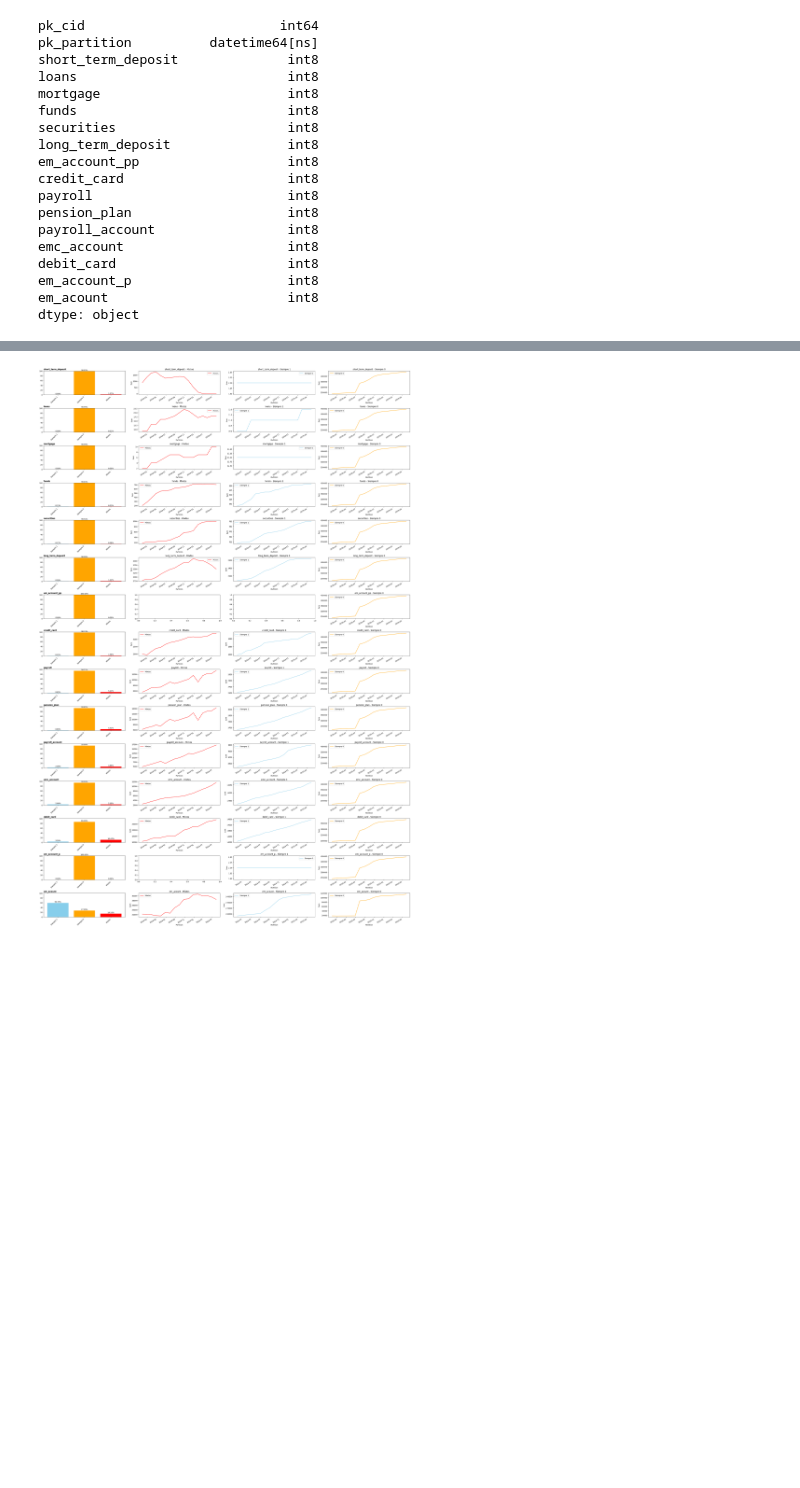
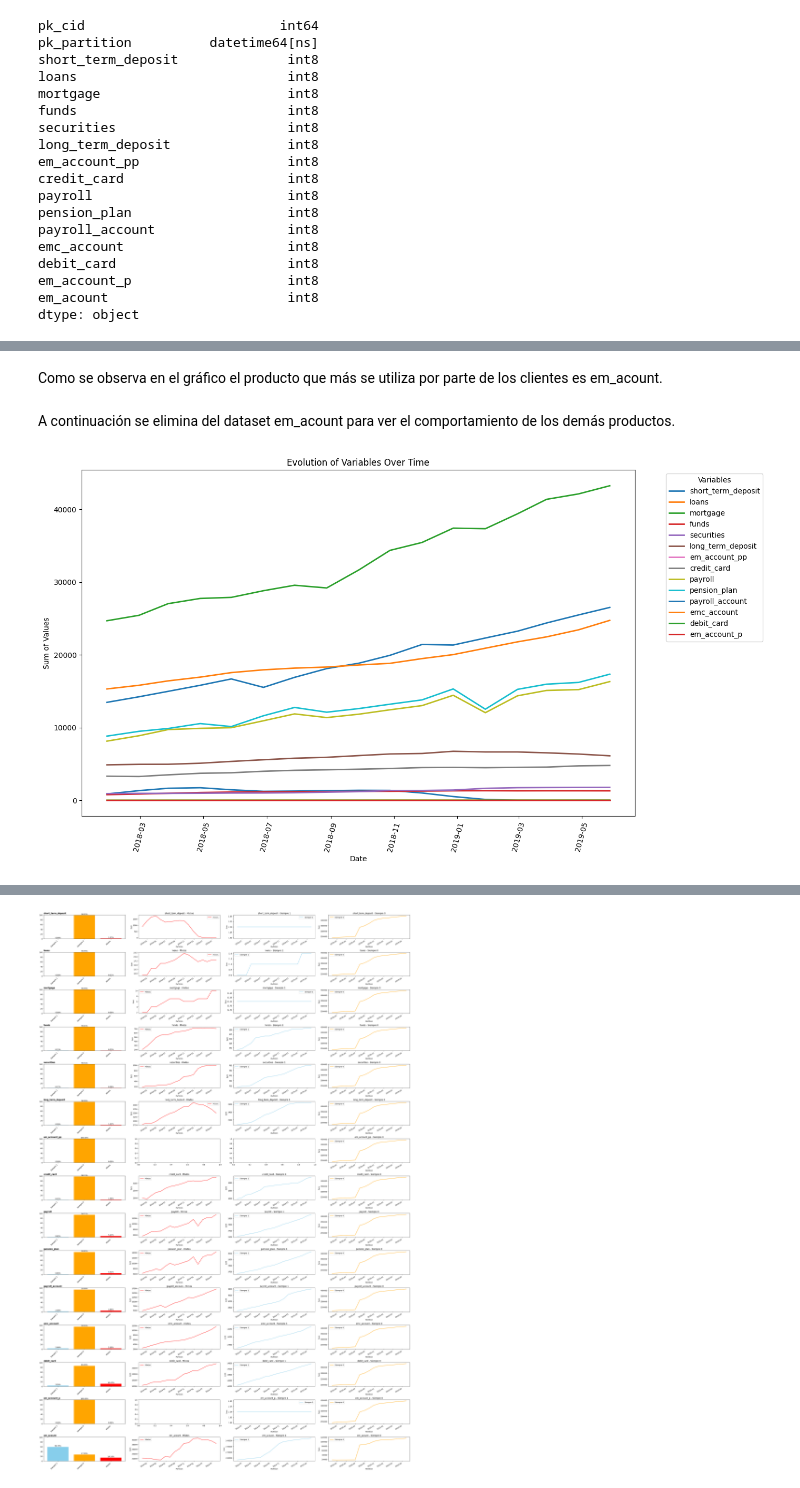
Before and after one commit to jascicz/easy_money_Project, a Jupyter notebook: Tarea_1_Análisis_BI/productos.ipynb, the cells around one changed output, grey strips where cells are left out. Saved outputs shown, nothing was run; the diff lists cells and outputs as text; code cells hidden in the pictures; blank space fills up the shorter version.

```diff
--- a/Tarea_1_Análisis_BI/productos.ipynb
+++ b/Tarea_1_Análisis_BI/productos.ipynb
@@ -115,0 +140,23 @@ dtype: object
+# %% [markdown]
+Como se observa en el gráfico el producto que más se utiliza por parte de los clientes es em_acount.
+# %% [markdown]
+A continuación se elimina del dataset em_acount para ver el comportamiento de los demás productos.
+# %%
+prod_df_without_em_acount = prod_df.drop(columns=['em_acount'], axis=1)
+prod_df_without_em_acount = prod_df_without_em_acount.groupby('pk_partition').sum()
+prod_df_without_em_acount.drop(columns=['pk_cid'], inplace=True)
+
+# Crear un gráfico de líneas para todas las variables
+plt.figure(figsize=(14, 8))
+for col in prod_df_without_em_acount.columns:
+    plt.plot(prod_df_without_em_acount.index, prod_df_without_em_acount[col], label=col, lw=2)
+
+plt.xlabel('Date')
+plt.ylabel('Sum of Values')
+plt.title('Evolution of Variables Over Time')
+plt.xticks(rotation=75)
+plt.legend(title='Variables', bbox_to_anchor=(1.05, 1), loc='upper left')
+plt.tight_layout()
+plt.show()
+# %% [output]
+[figure, added]
```
Also changed, not shown: parts of 17 cells of this notebook, 1 other file.
